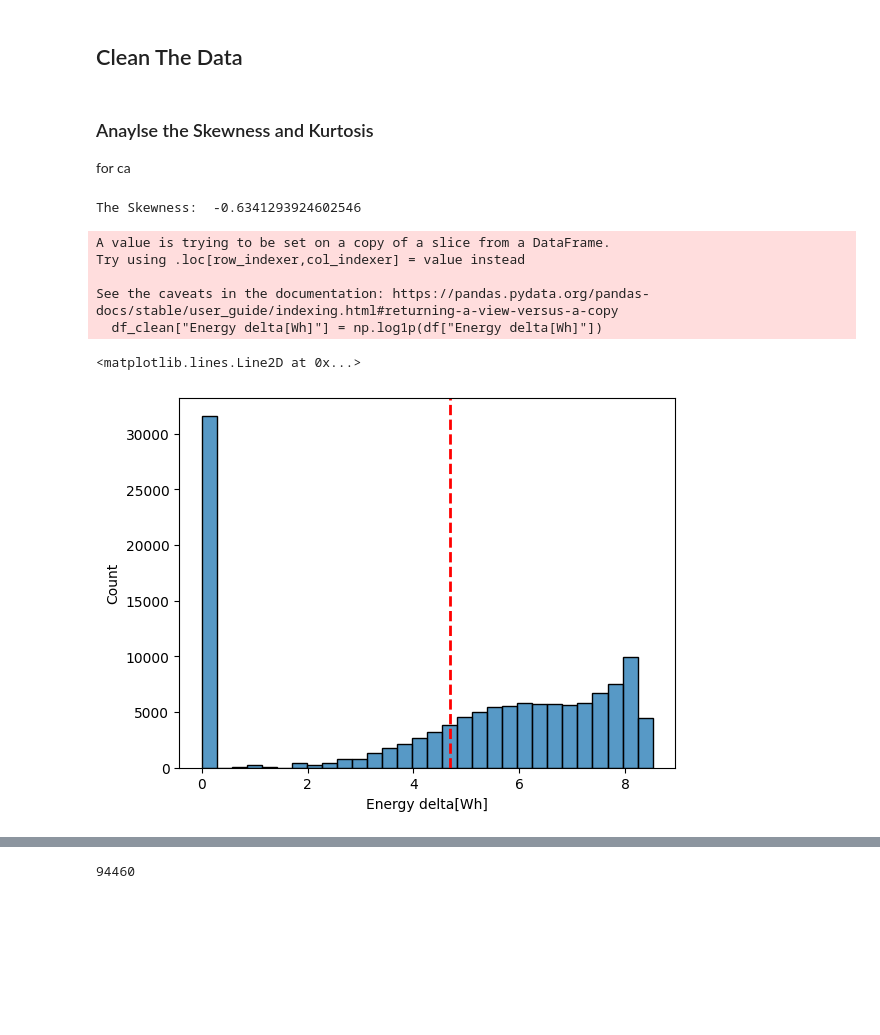
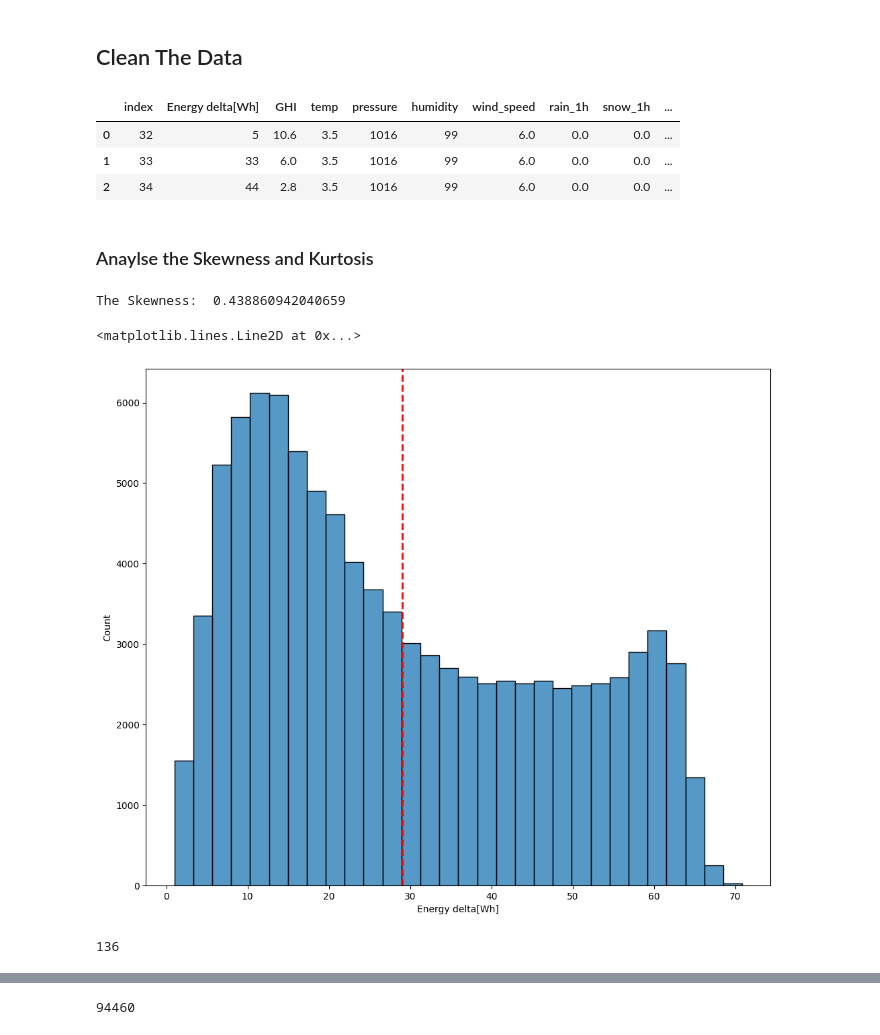
Before and after one commit to KaraniAbdellah/Solar_Energy_Prediction, a Jupyter notebook: explore_renewable_dataset.ipynb, the cells around one changed output, grey strips where cells are left out. Saved outputs shown, nothing was run; the diff lists cells and outputs as text; code cells hidden in the pictures; blank space fills up the shorter version.

Commit message:
Filtre the Data and Apply Tranformation

```diff
--- a/explore_renewable_dataset.ipynb
+++ b/explore_renewable_dataset.ipynb
@@ -135,8 +135,7 @@ df.corr()
 # %%
 # Visual the Correlation
 sns.heatmap(df.corr(), annot=True)
-# plt.rcParams["figure.figsize"] = (20, 7)
-plt.figure(0, figsize=(20, 7))
+plt.rcParams["figure.figsize"] = (12, 10)
 plt.show()
 # %% [output]
 [figure]
@@ -218,27 +216,34 @@ df.head(8)
 # Data Already Cleaned
 sum(df.duplicated()) # 0 repetitive data
 df_clean = df.drop_duplicates()
+# %%
+# Extract SubDatset where Energy is Deffrent to Zero
+df_filtred = df_clean[df_clean["Energy delta[Wh]"] != 0].reset_index()
+df_filtred.head(3)
+# %% [output]
+|  | index | Energy delta[Wh] | GHI | temp | pressure | humidity | wind_speed | rain_1h | snow_1h | ... |
+| 0 | 32 | 5 | 10.6 | 3.5 | 1016 | 99 | 6.0 | 0.0 | 0.0 | ... |
+| 1 | 33 | 33 | 6.0 | 3.5 | 1016 | 99 | 6.0 | 0.0 | 0.0 | ... |
+| 2 | 34 | 44 | 2.8 | 3.5 | 1016 | 99 | 6.0 | 0.0 | 0.0 | ... |
 # %% [markdown]
 ### Anaylse the Skewness and Kurtosis
-for ca
 # %%
 # Energy delta[Wh] --> Positive Skeweens --> Log Transformation
 # Apply Log Tranformation
-df_clean["Energy delta[Wh]"] = np.log1p(df["Energy delta[Wh]"])
+df_filtred["Energy delta[Wh]"] = np.sqrt(df_filtred["Energy delta[Wh]"])
 
 # Display The New Distrbution
-sns.histplot(df_clean["Energy delta[Wh]"], bins=30)
-mean_value = df_clean["Energy delta[Wh]"].mean()
-print("The Skewness: ", df_no_zero.skew())
+sns.histplot(df_filtred["Energy delta[Wh]"], bins=30)
+mean_value = df_filtred["Energy delta[Wh]"].mean()
+print("The Skewness: ", df_filtred["Energy delta[Wh]"].skew())
 plt.axvline(mean_value, color='red', linestyle='--', linewidth=2, label=f'Median = {mean_value:.2f}')
 # %% [output]
-The Skewness:  -0.6341293924602546
+The Skewness:  0.438860942040659
-A value is trying to be set on a copy of a slice from a DataFrame.
-Try using .loc[row_indexer,col_indexer] = value instead
-
-See the caveats in the documentation: https://pandas.pydata.org/pandas-docs/stable/user_guide/indexing.html#returning-a-view-versus-a-copy
-  df_clean["Energy delta[Wh]"] = np.log1p(df["Energy delta[Wh]"])
+<matplotlib.lines.Line2D at 0x...>
-<matplotlib.lines.Line2D at 0x...>
-[figure, old version]
+[figure, new version]
+# %%
+sum(df_filtred["GHI"] == 0)
+# %% [output]
+136
 # %%
 # GHI --> Right Skeweenes --> Log Transformation
```
Also changed, not shown: parts of 14 cells of this notebook.
